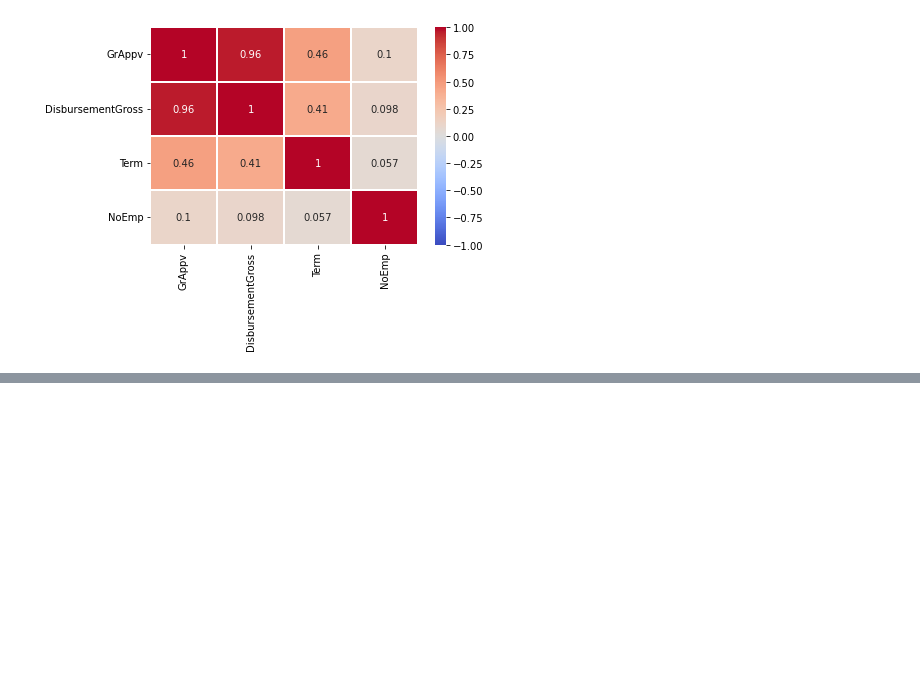
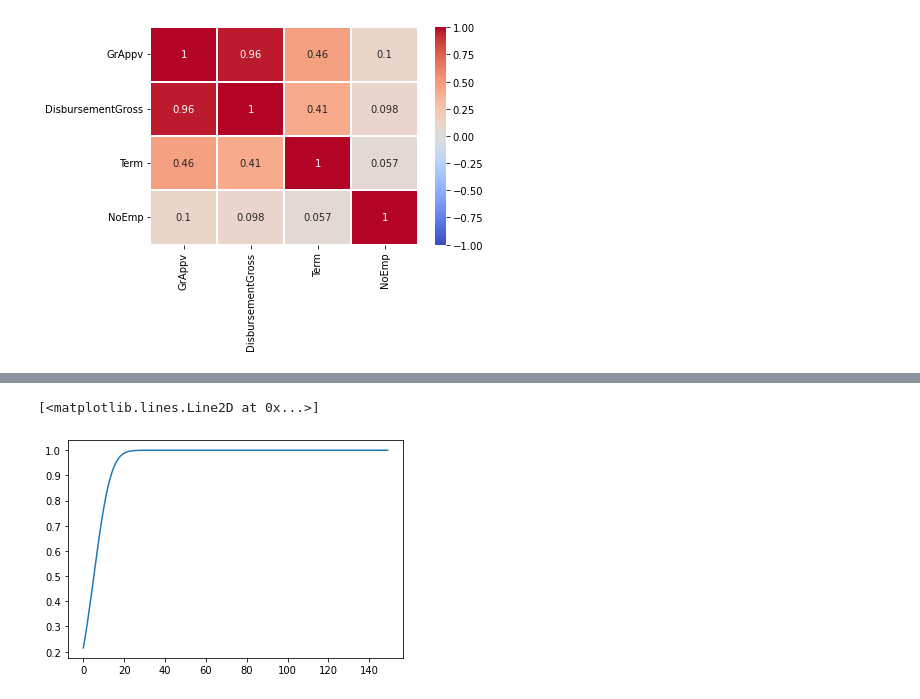
Before and after one commit to ricardomeca/Projetos-Lets-Code, a Jupyter notebook: Projeto 6/projeto_6.ipynb, the cells around one changed output, grey strips where cells are left out. Saved outputs shown, nothing was run; the diff lists cells and outputs as text; code cells hidden in the pictures; blank space fills up the shorter version.

```diff
--- a/Projeto 6/projeto_6.ipynb
+++ b/Projeto 6/projeto_6.ipynb
@@ -379,0 +390,4 @@ sns.heatmap(df_corr, vmin=-1, vmax=1, cmap='coolwarm', center=None, robust=False
+# %%
+# Cálculo da média e desvio padrão da AMOSTRA
+media = np.mean(valores)
+S = np.std(valores)
@@ -379,0 +396,14 @@ sns.heatmap(df_corr, vmin=-1, vmax=1, cmap='coolwarm', center=None, robust=False
+# %%
+#Criando uma normal com a média e desvio da amostra
+normal = stats.norm(loc = media, scale=S)
+# %%
+k = 150
+interval = np.linspace(np.min(valores),np.max(valores),k)
+hist, bins = np.histogram(valores, bins=interval)
+# %%
+# valores acumulados
+normal_acumulada = normal.cdf(interval)
+plt.plot(normal_acumulada)
+# %% [output]
+[<matplotlib.lines.Line2D at 0x...>]
+[figure, added]
```
Also changed, not shown: parts of 10 cells of this notebook, 4 other files.
